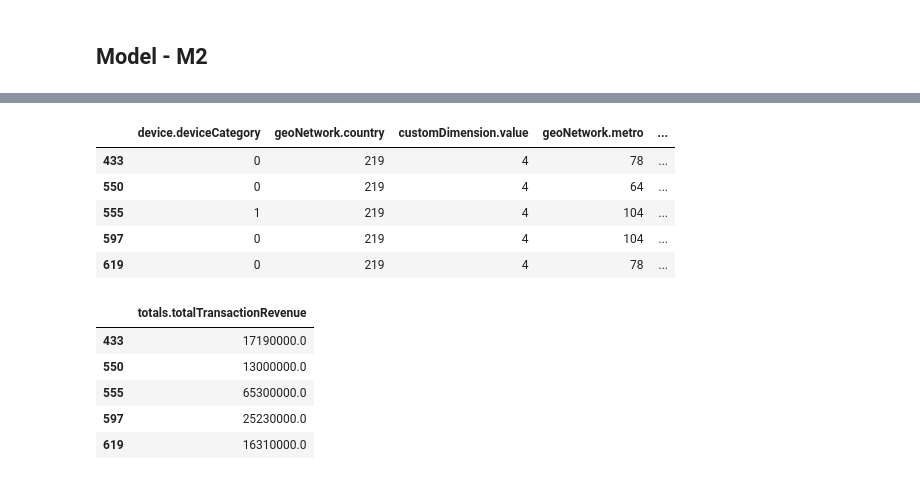
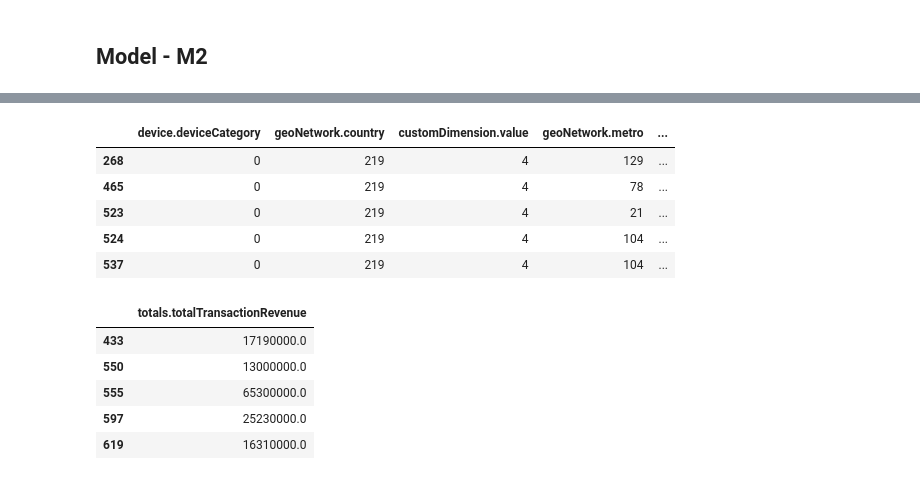
Before and after one commit to AsiMrz/MAYC_ML_Revenue_Prediction, a Jupyter notebook: Classification and Regression.ipynb, the cells around one changed output, grey strips where cells are left out. Cells and saved outputs as stored; diff of their text form; code cells hidden in the pictures.

```diff
--- a/Classification and Regression.ipynb
+++ b/Classification and Regression.ipynb
@@ -265,6 +298,5 @@ TARGET_M2 = 'totals.totalTransactionRevenue'
 CAT_COLS_M2 = all_data.columns[all_data.dtypes == object].tolist()
 CONT_COLS_M2 = [c for c in all_data.columns if c not in CAT_COLS_M2 and c != TARGET_M2]
 # %%
-#CAT_COLS_M2.remove('date')
-#CAT_COLS_M2.remove('fullVisitorId')
+CAT_COLS_M2.remove('fullVisitorId')
 CAT_COLS_M2
@@ -308,7 +321,8 @@ CONT_COLS_M2
  'trafficSource.adwordsClickInfo.isVideoAd',
  'is_transaction']
 # %%
-M2_data = deepcopy(all_data[CAT_COLS_M2 + CONT_COLS_M2 + [TARGET_M2]])
 
-M2_data.shape
+M2_data = deepcopy(all_data[CAT_COLS_M2 + CONT_COLS_M2 + [TARGET_M2]+['fullVisitorId']])
+
+M2_data.info()
 # %% [output]
@@ -332,0 +374,4 @@ train_M2.shape, test_M2.shape
+# %%
+P_test_M2 = test_M2[test_M2['fullVisitorId'].isin(test_id_M2)]
+P_test_M2.drop('is_transaction',axis=1,inplace=True)
+P_test_M2.shape
@@ -371,9 +428,9 @@ Index(['device.deviceCategory', 'geoNetwork.country', 'customDimension.value',
 ## Model - M2
 # %%
 x_train_M2 = T_train_M2[CAT_COLS_M2 + CONT_COLS_M2]
-x_test_M2 = T_test_M2[CAT_COLS_M2 + CONT_COLS_M2]
+x_test_M2 = P_test_M2[CAT_COLS_M2 + CONT_COLS_M2]
 y_train_M2 = T_train_M2[[TARGET_M2]]
-y_test_M2 = T_test_M2[[TARGET_M2]]
+y_test_M2 = P_test_M2[[TARGET_M2]]
 # %%
 x_train_M2.shape, x_test_M2.shape, y_train_M2.shape, y_test_M2.shape
 # %% [output]
@@ -381,12 +438,12 @@ x_train_M2.shape, x_test_M2.shape, y_train_M2.shape, y_test_M2.shape
 # %%
-x_train_M2.head(5)
+x_test_M2.head(5)
 # %% [output]
 |  | device.deviceCategory | geoNetwork.country | customDimension.value | geoNetwork.metro | ... |
-| 433 | 0 | 219 | 4 | 78 | ... |
-| 550 | 0 | 219 | 4 | 64 | ... |
-| 555 | 1 | 219 | 4 | 104 | ... |
-| 597 | 0 | 219 | 4 | 104 | ... |
-| 619 | 0 | 219 | 4 | 78 | ... |
+| 268 | 0 | 219 | 4 | 129 | ... |
+| 465 | 0 | 219 | 4 | 78 | ... |
+| 523 | 0 | 219 | 4 | 21 | ... |
+| 524 | 0 | 219 | 4 | 104 | ... |
+| 537 | 0 | 219 | 4 | 104 | ... |
 # %%
 y_train_M2.head(5)
 # %% [output]
```
Also changed, not shown: parts of 33 cells of this notebook.
